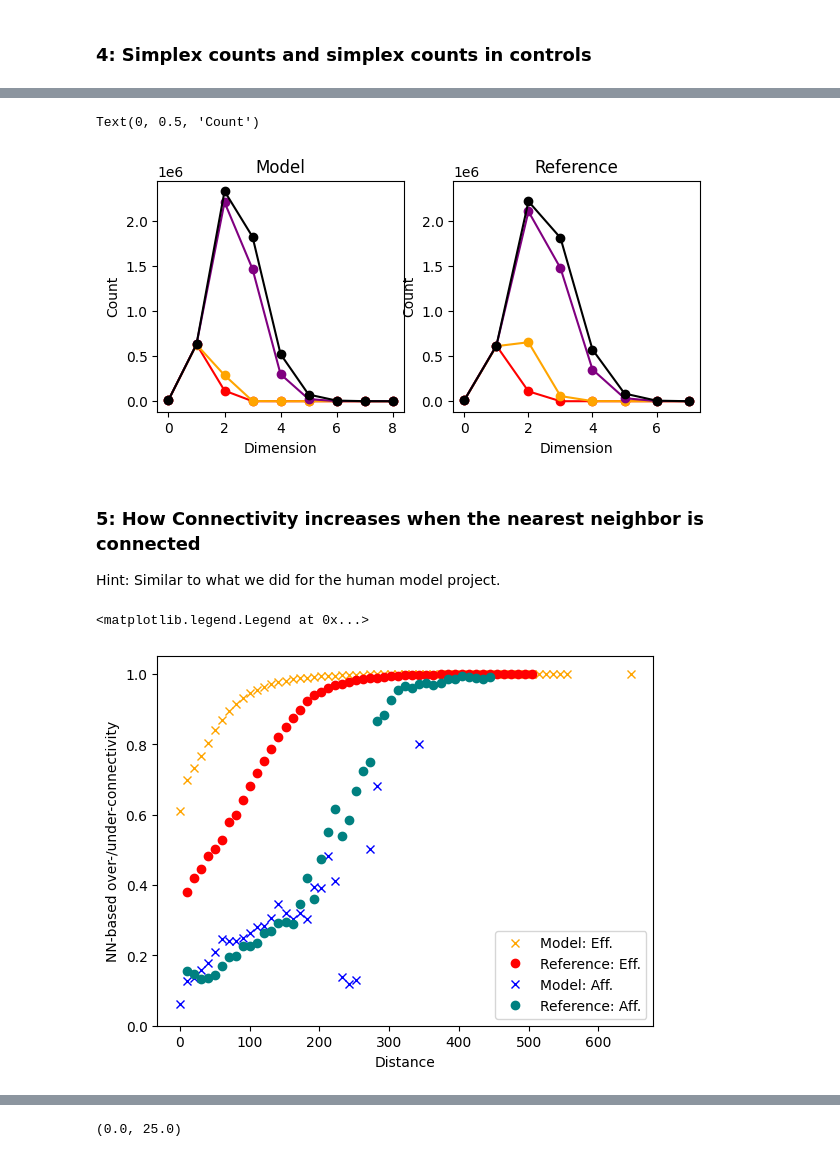
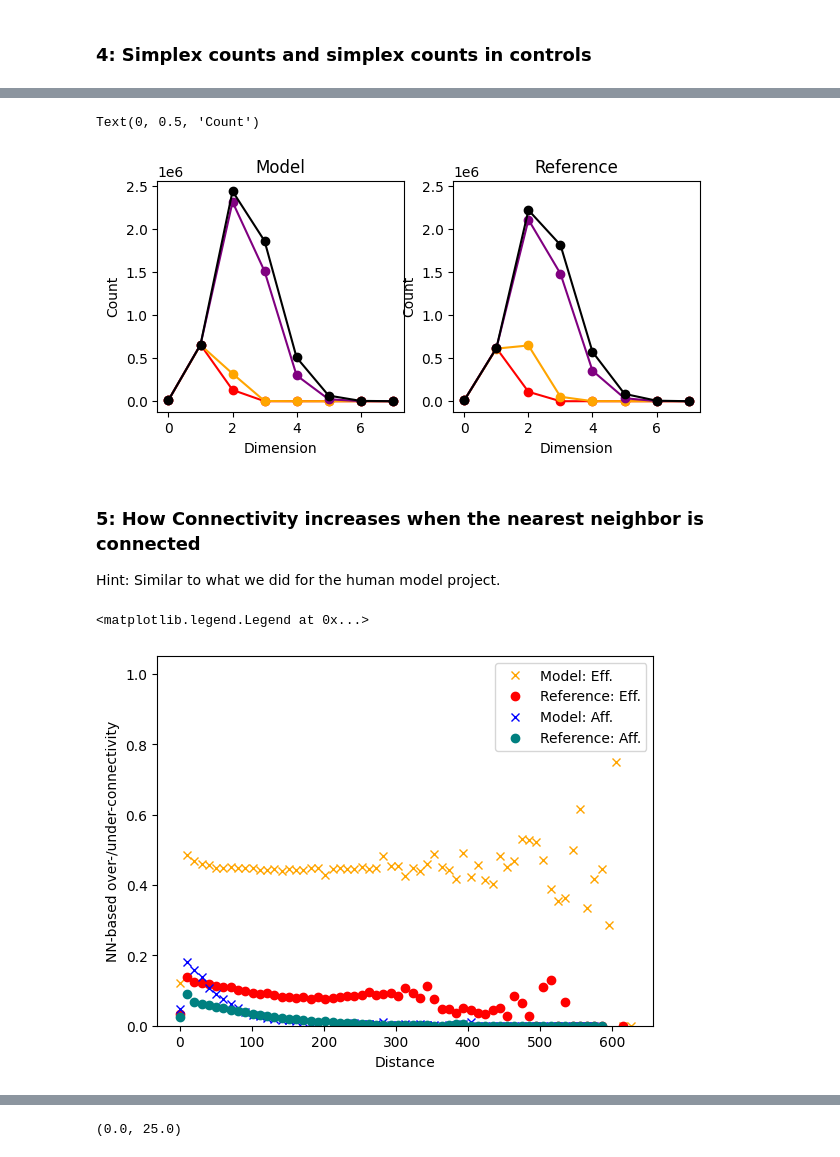
Before and after one commit to MWolfR/local_connectivity_model, a Jupyter notebook: src/Simplex wiring stochastic model final.ipynb, the cells around one changed output, grey strips where cells are left out. Cells and saved outputs as stored; diff of their text form; code cells hidden in the pictures.

```diff
--- a/src/Simplex wiring stochastic model final.ipynb
+++ b/src/Simplex wiring stochastic model final.ipynb
@@ -21,7 +21,7 @@ Later, we wire up the neurons based on their locations.
 This allows us to compare generated connectivity directly to microns.
 # %%
 # UPDATE PATH. WHERE CAN I FIND THE MICRONS CONNECTOME?
-microns_connectome_prefix = "/home/reimann/Documents/data/microns/"
+microns_connectome_prefix = "/Users/mwr/Documents/artefacts/connectomes"
 
 with open("../configs/attempt_L45E_microns.json", "r") as fid:
     cfg = json.load(fid)
@@ -295,7 +293,7 @@ ax.set_title("Reference")
 ax.set_xlabel("Dimension"); ax.set_ylabel("Count")
 # %% [output]
 Text(0, 0.5, 'Count')
-[figure, old version]
+[figure, new version]
 # %% [markdown]
 ### 5: How Connectivity increases when the nearest neighbor is connected
 Hint: Similar to what we did for the human model project.
@@ -313,45 +311,54 @@ def dist_and_nn_analysis(matrix, pts, D, dbins, direction="efferent"):
     idx = idx[:, 0]
 
     dists_x_all = []; dists_x_con = []
-    for i, ab in enumerate(zip(O.indptr[:-1], O.indptr[1:])):
+    for i, ab in enumerate(zip(O.indptr[:-1], O.indptr[1:])): # per row / col
         a, b = ab
-        __idx = O.indices[a:b]
+        __idx = O.indices[a:b]  # indices of connected neurons (to /from the neuron of this row / col)
         nn_idx = idx[__idx]  # indices of neurons that have their nearest neighbor being connected
-        is_con = numpy.in1d(nn_idx, __idx)
+        is_con = numpy.in1d(nn_idx, __idx)  # which neurons with connected NN are connected themselves?
         _d = D[i, nn_idx]
         dists_x_all.extend(_d)  # distances of neurons that have their nn connected
         dists_x_con.extend(_d[is_con])  # distances of neurons that have their nn connected and themselves connected
     H_x_all = numpy.histogram(dists_x_all, bins=dbins)[0]
     H_x_con = numpy.histogram(dists_x_con, bins=dbins)[0]
-    return H_x_con / H_x_all
+    return H_x_con / H_x_all  # Probability that a neuron with connected NN is connected itself (per dist bin)
 
 P_con_mdl = H_con_mdl / H_all
 P_x_con_mdl_e = dist_and_nn_analysis(N, pts, D, dbins)
 P_x_con_mdl_a = dist_and_nn_analysis(N, pts, D, dbins, direction="afferent")
 
 P_con_ref = H_con_ref / H_all
 P_x_con_ref_e = dist_and_nn_analysis(reference, pts, D, dbins)
 P_x_con_ref_a = dist_and_nn_analysis(reference, pts, D, dbins, direction="afferent")
 
 fig = plt.figure()
 ax = fig.gca()
 
-plt.plot(dbins[:-1], (P_x_con_mdl_e - P_con_mdl) / (P_x_con_mdl_e + P_con_mdl),
+# plt.plot(dbins[:-1], (P_x_con_mdl_e - P_con_mdl) / (P_x_con_mdl_e + P_con_mdl),
+#          color="orange", marker="x", ls="None", label="Model: Eff.")
+# plt.plot(dbins[:-1], (P_x_con_ref_e - P_con_ref) / (P_x_con_ref_e + P_con_ref),
+#          color="red", marker="o", ls="None", label="Reference: Eff.")
+
+# plt.plot(dbins[:-1], (P_x_con_mdl_a - P_con_mdl) / (P_x_con_mdl_a + P_con_mdl),
+#          color="blue", marker="x", ls="None", label="Model: Aff.")
+# plt.plot(dbins[:-1], (P_x_con_ref_a - P_con_ref) / (P_x_con_ref_a + P_con_ref),
+#          color="teal", marker="o", ls="None", label="Reference: Aff.")
+plt.plot(dbins[:-1], P_x_con_mdl_e,
          color="orange", marker="x", ls="None", label="Model: Eff.")
-plt.plot(dbins[:-1], (P_x_con_ref_e - P_con_ref) / (P_x_con_ref_e + P_con_ref),
+plt.plot(dbins[:-1], P_x_con_ref_e,
          color="red", marker="o", ls="None", label="Reference: Eff.")
 
-plt.plot(dbins[:-1], (P_x_con_mdl_a - P_con_mdl) / (P_x_con_mdl_a + P_con_mdl),
+plt.plot(dbins[:-1], P_x_con_mdl_a,
          color="blue", marker="x", ls="None", label="Model: Aff.")
-plt.plot(dbins[:-1], (P_x_con_ref_a - P_con_ref) / (P_x_con_ref_a + P_con_ref),
+plt.plot(dbins[:-1], P_x_con_ref_a,
          color="teal", marker="o", ls="None", label="Reference: Aff.")
 ax.set_xlabel("Distance")
 ax.set_ylabel("NN-based over-/under-connectivity")
 ax.set_ylim([0, 1.05])
 plt.legend()
 # %% [output]
 <matplotlib.legend.Legend at 0x...>
-[figure, old version]
+[figure, new version]
 # %%
 ep_ref = connalysis.network.topology.edge_participation(reference)
 ep_mdl = connalysis.network.topology.edge_participation(N)
```
Also changed, not shown: parts of 10 cells of this notebook, 19 other files.
